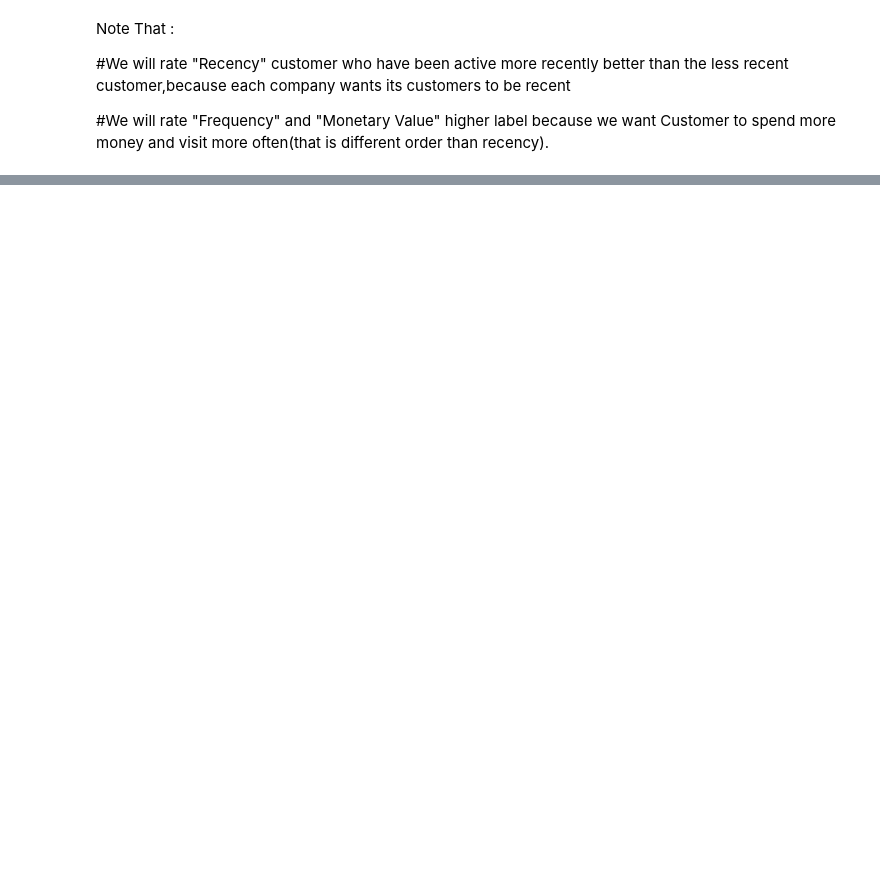
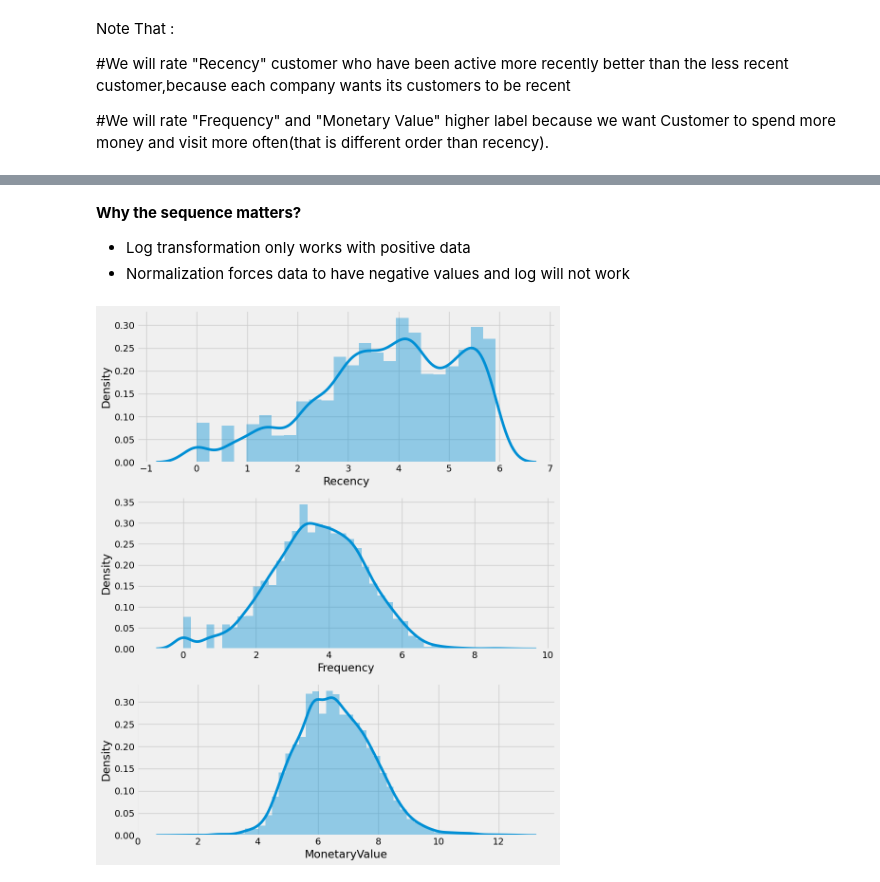
Before and after one commit to jihosuperman/Cohort-Analysis, a Jupyter notebook: cohort_analytsis.ipynb, the cells around one changed output, grey strips where cells are left out. Cells and saved outputs as stored; diff of their text form; code cells hidden in the pictures; blank space fills up the shorter version.

```diff
--- a/cohort_analytsis.ipynb
+++ b/cohort_analytsis.ipynb
@@ -331,0 +517,21 @@ r_quartiles = pd.qcut(rfm['Recen'])
+# %% [markdown]
+**Why the sequence matters?**
+
+- Log transformation only works with positive data
+- Normalization forces data to have negative values and log will not work
+# %%
+#Unskew the data with log transformation
+rfm_log = rfm[['Recency', 'Frequency', 'MonetaryValue']].apply(np.log, axis = 1).round(3)
+#or rfm_log = np.log(rfm_rfm)
+
+
+# plot the distribution of RFM values
+f,ax = plt.subplots(figsize=(10, 12))
+plt.subplot(3, 1, 1); sns.distplot(rfm_log.Recency, label = 'Recency')
+plt.subplot(3, 1, 2); sns.distplot(rfm_log.Frequency, label = 'Frequency')
+plt.subplot(3, 1, 3); sns.distplot(rfm_log.MonetaryValue, label = 'Monetary Value')
+plt.style.use('fivethirtyeight')
+plt.tight_layout()
+plt.show()
+# %% [output]
+[figure, added]
```
Also changed, not shown: parts of 54 cells of this notebook.
